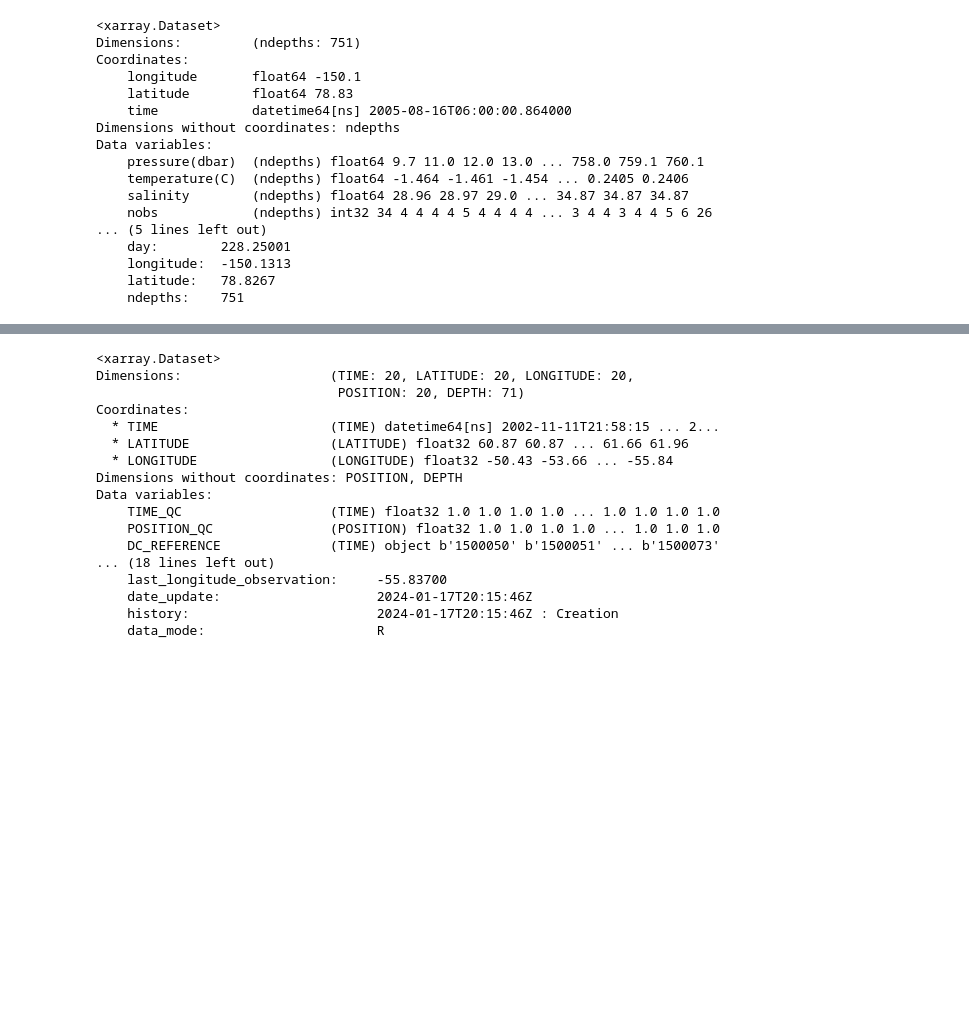
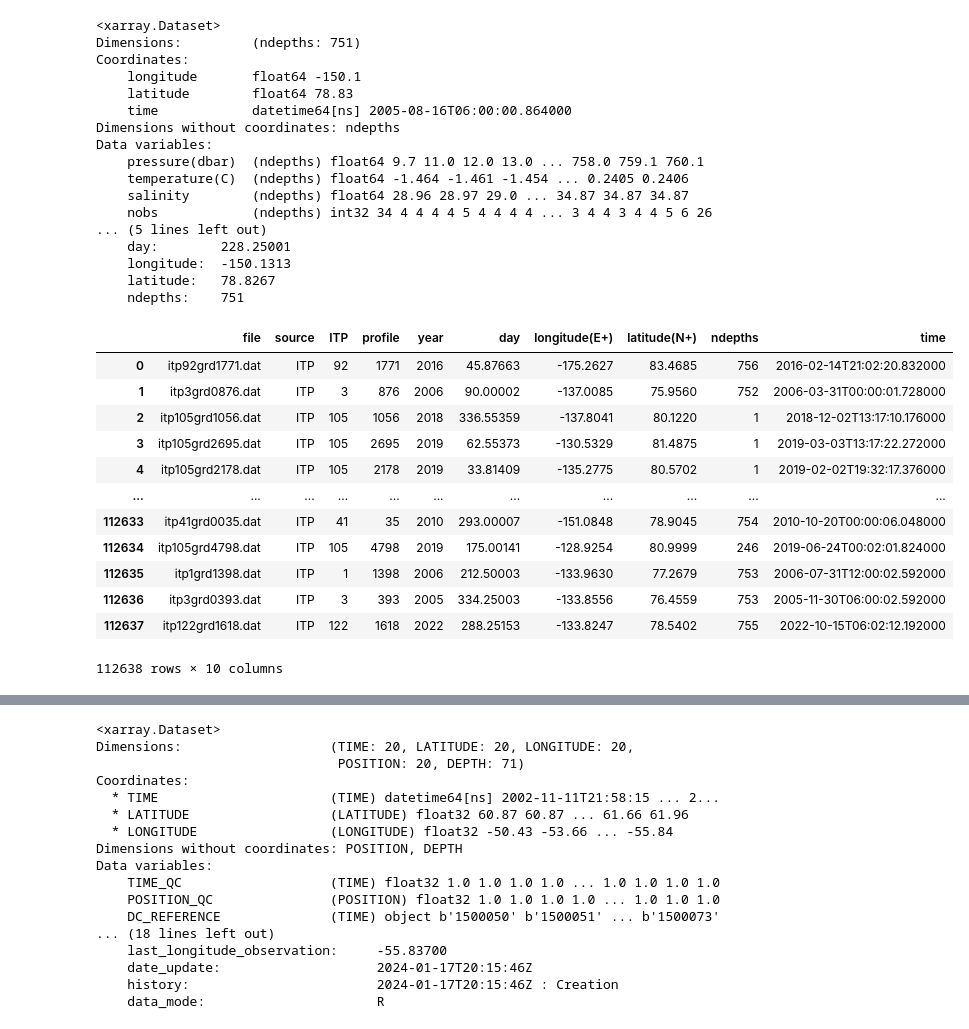
Before and after one commit to SkirOwen/nereus, a Jupyter notebook: notebooks/data_preprocess.ipynb, the cells around one changed output, grey strips where cells are left out. Saved outputs shown, nothing was run; the diff lists cells and outputs as text; code cells hidden in the pictures; blank space fills up the shorter version.

```diff
--- a/notebooks/data_preprocess.ipynb
+++ b/notebooks/data_preprocess.ipynb
@@ -29,3 +29,20 @@ Data variables:
     longitude:  -150.1313
     latitude:   78.8267
     ndepths:    751
+# %%
+itp_fps = xr.Dataset.from_dataframe(load_itp()[0])
+load_itp()[1]
+# %% [output]
+|  | file | source | ITP | profile | year | day | longitude(E+) | latitude(N+) | ndepths | time |
+| 0 | itp92grd1771.dat | ITP | 92 | 1771 | 2016 | 45.87663 | -175.2627 | 83.4685 | 756 | 2016-02-14T21:02:20.832000 |
+| 1 | itp3grd0876.dat | ITP | 3 | 876 | 2006 | 90.00002 | -137.0085 | 75.9560 | 752 | 2006-03-31T00:00:01.728000 |
+| 2 | itp105grd1056.dat | ITP | 105 | 1056 | 2018 | 336.55359 | -137.8041 | 80.1220 | 1 | 2018-12-02T13:17:10.176000 |
+| 3 | itp105grd2695.dat | ITP | 105 | 2695 | 2019 | 62.55373 | -130.5329 | 81.4875 | 1 | 2019-03-03T13:17:22.272000 |
+| 4 | itp105grd2178.dat | ITP | 105 | 2178 | 2019 | 33.81409 | -135.2775 | 80.5702 | 1 | 2019-02-02T19:32:17.376000 |
+| ... | ... | ... | ... | ... | ... | ... | ... | ... | ... | ... |
+| 112633 | itp41grd0035.dat | ITP | 41 | 35 | 2010 | 293.00007 | -151.0848 | 78.9045 | 754 | 2010-10-20T00:00:06.048000 |
+| 112634 | itp105grd4798.dat | ITP | 105 | 4798 | 2019 | 175.00141 | -128.9254 | 80.9999 | 246 | 2019-06-24T00:02:01.824000 |
+| 112635 | itp1grd1398.dat | ITP | 1 | 1398 | 2006 | 212.50003 | -133.9630 | 77.2679 | 753 | 2006-07-31T12:00:02.592000 |
+| 112636 | itp3grd0393.dat | ITP | 3 | 393 | 2005 | 334.25003 | -133.8556 | 76.4559 | 753 | 2005-11-30T06:00:02.592000 |
+| 112637 | itp122grd1618.dat | ITP | 122 | 1618 | 2022 | 288.25153 | -133.8247 | 78.5402 | 755 | 2022-10-15T06:02:12.192000 |
+112638 rows × 10 columns
```
Also changed, not shown: parts of 11 cells of this notebook.
